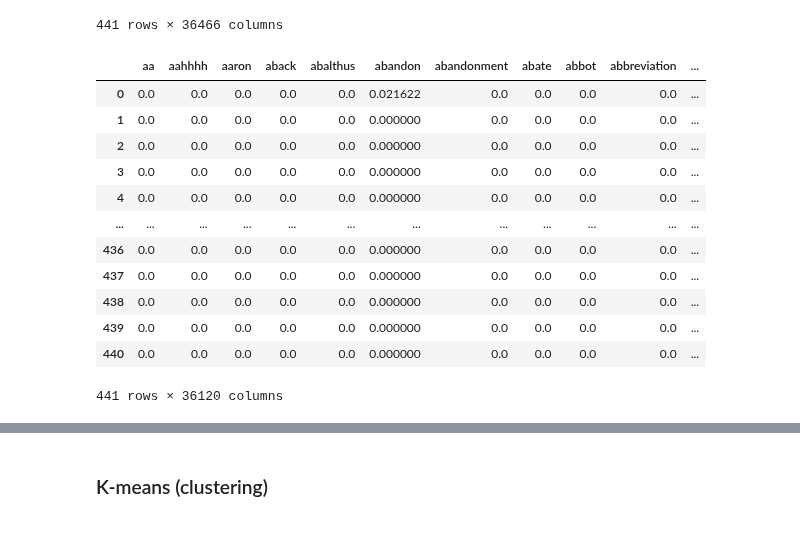
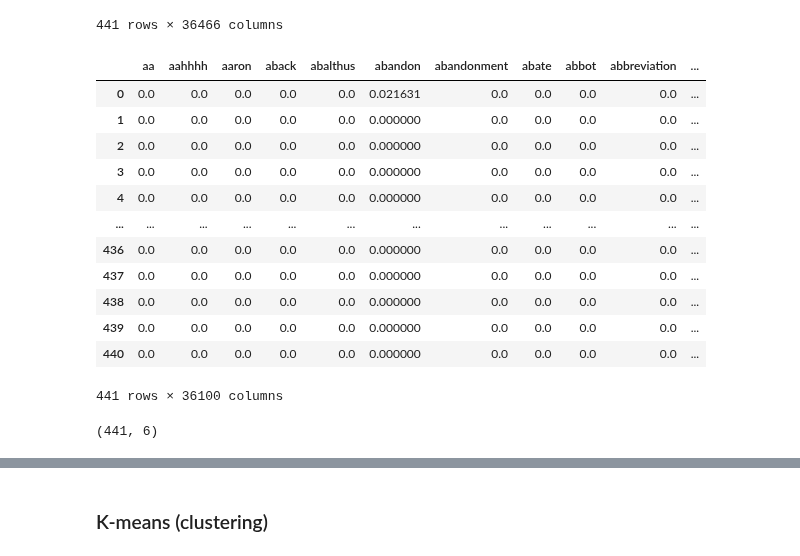
Before and after one commit to katiehuang1221/NLP-Analysis-On-Motivational-Speeches, a Jupyter notebook: notebook/06_topic_modeling_2.ipynb, the cells around one changed output, grey strips where cells are left out. Saved outputs shown, nothing was run; the diff lists cells and outputs as text; code cells hidden in the pictures.

Commit message:
Review and run the notebooks of baisc topic modeling

```diff
--- a/notebook/06_topic_modeling_2.ipynb
+++ b/notebook/06_topic_modeling_2.ipynb
@@ -95,13 +95,16 @@ tfidf_dtm.iloc[:,:-1]
 | 440 | 0.0 | 0.0 | 0.0 | 0.0 | 0.0 | 0.000000 | 0.0 | 0.0 | 0.0 | 0.0 | ... |
 441 rows × 36466 columns
 # %%
-# Handle stop words
-add_stop_words = ['like','youre','ive','im','really','id','ve','just','dont','thi','wa',
+# Handle words to remove
+add_stop_words = ['like','youre','ive','im','really','id','ve','just','dont','didnt','thi','wa',
                   'say','know','make','people']
 
 boring_words = ['say','like','just','dont','don','im',
-                  'ive','youll','youve','things','thing','youre','right','really','lot',
-                  'make','know','people','way','day','class']
+                'ive','youll','youve','things','thing','youre','right','really','lot',
+                'make','know','people','way','day','class',
+                'little', 'maybe','niagara','university','dartmouth','woman', 'womens','wellesley',
+                'shirtwaist','scripps','aidan','tuskegee','dr','colleges', 'guy', 'dave',
+                'arts','montgomery','girls']
 
 import pickle
 with open("../dump/common_words.txt", "rb") as f:   # Unpickling
@@ -126,10 +129,11 @@ def tfidf_dtm(df,column_name,add_stop_words=[]):
 
     return tfidf_dtm
 # %%
-tfidf_dtm(speech_df,'transcript').iloc[:,:-1]
+doc_word = tfidf_dtm(speech_df,'transcript')
+doc_word.iloc[:,:-1]
 # %% [output]
 |  | aa | aahhhh | aaron | aback | abalthus | abandon | abandonment | abate | abbot | abbreviation | ... |
-| 0 | 0.0 | 0.0 | 0.0 | 0.0 | 0.0 | 0.021622 | 0.0 | 0.0 | 0.0 | 0.0 | ... |
+| 0 | 0.0 | 0.0 | 0.0 | 0.0 | 0.0 | 0.021631 | 0.0 | 0.0 | 0.0 | 0.0 | ... |
 | 1 | 0.0 | 0.0 | 0.0 | 0.0 | 0.0 | 0.000000 | 0.0 | 0.0 | 0.0 | 0.0 | ... |
 | 2 | 0.0 | 0.0 | 0.0 | 0.0 | 0.0 | 0.000000 | 0.0 | 0.0 | 0.0 | 0.0 | ... |
 | 3 | 0.0 | 0.0 | 0.0 | 0.0 | 0.0 | 0.000000 | 0.0 | 0.0 | 0.0 | 0.0 | ... |
@@ -140,4 +144,12 @@ tfidf_dtm(speech_df,'transcript').iloc[:,:-1]
 | 438 | 0.0 | 0.0 | 0.0 | 0.0 | 0.0 | 0.000000 | 0.0 | 0.0 | 0.0 | 0.0 | ... |
 | 439 | 0.0 | 0.0 | 0.0 | 0.0 | 0.0 | 0.000000 | 0.0 | 0.0 | 0.0 | 0.0 | ... |
 | 440 | 0.0 | 0.0 | 0.0 | 0.0 | 0.0 | 0.000000 | 0.0 | 0.0 | 0.0 | 0.0 | ... |
-441 rows × 36120 columns
+441 rows × 36100 columns
+# %%
+# Use NMF model, specify number of topics
+# (Following Vinny's lecture)
+nmf_model = NMF(6, max_iter=800)
+doc_topic = nmf_model.fit_transform(doc_word)
+doc_topic.shape
+# %% [output]
+(441, 6)
```
Also changed, not shown: parts of 10 cells of this notebook, 1 other file.
